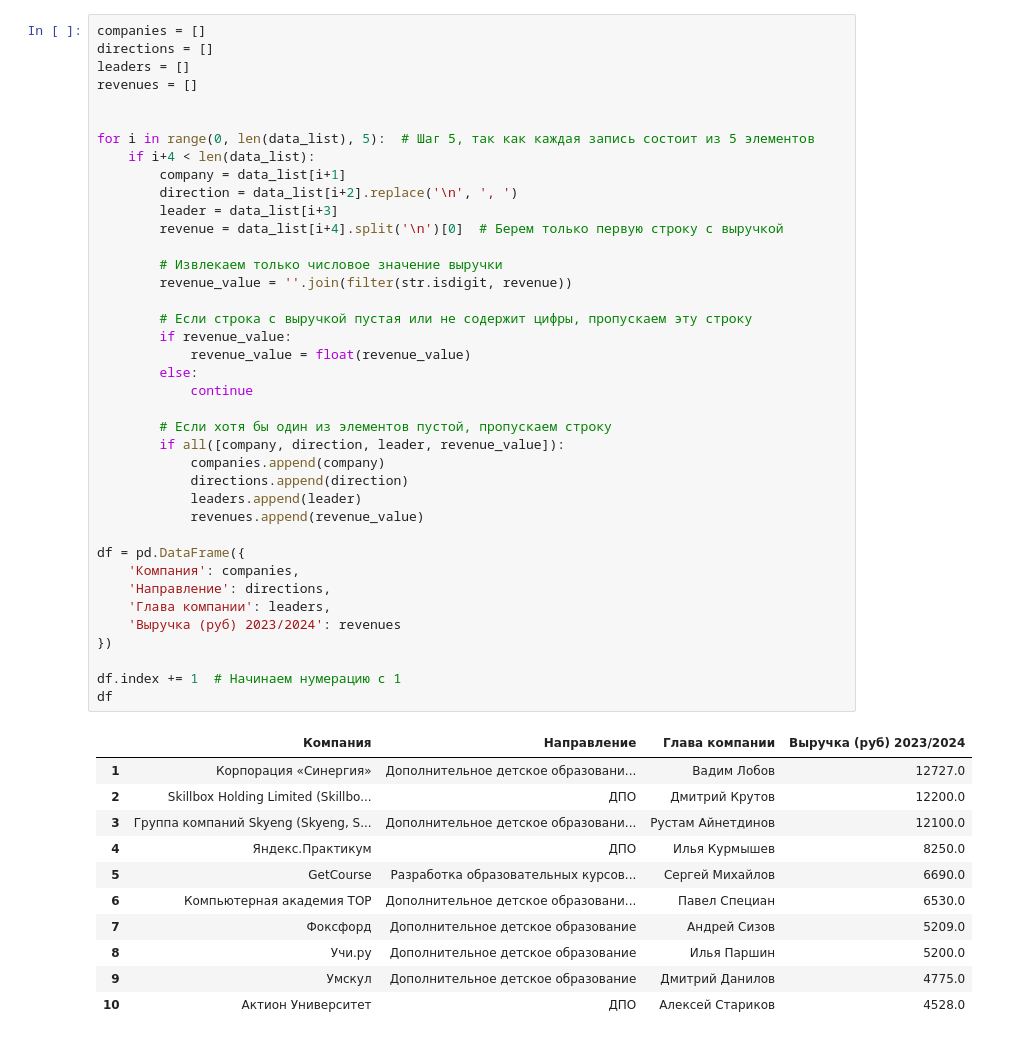
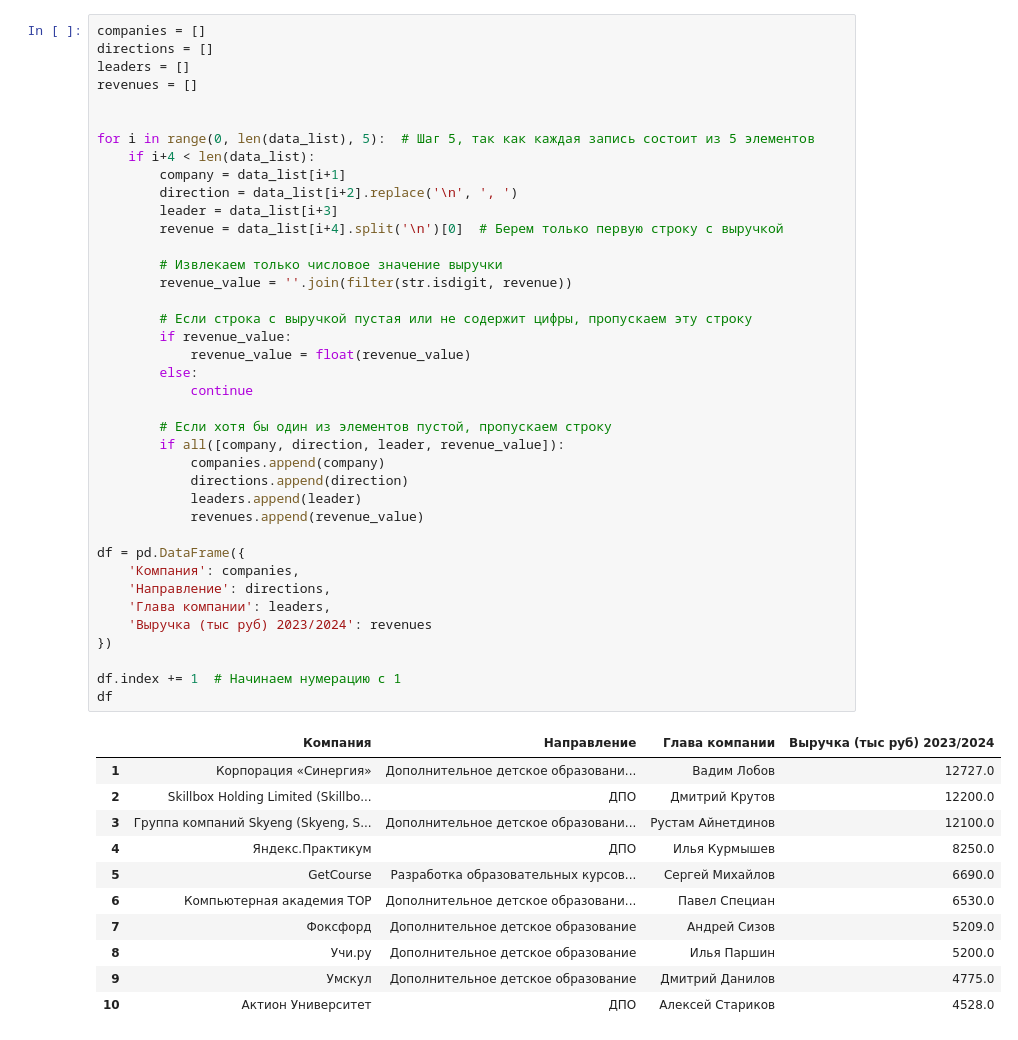
Before and after one commit to alexander-ssh/final_project, a Jupyter notebook: competitors.ipynb, the cells around one changed output. Saved outputs shown, nothing was run; the diff lists cells and outputs as text.

```diff
--- a/competitors.ipynb
+++ b/competitors.ipynb
@@ -67,35 +68,35 @@ for i in range(0, len(data_list), 5):  # Шаг 5, так как каждая з
         company = data_list[i+1]
         direction = data_list[i+2].replace('\n', ', ')
         leader = data_list[i+3]
         revenue = data_list[i+4].split('\n')[0]  # Берем только первую строку с выручкой
 
         # Извлекаем только числовое значение выручки
         revenue_value = ''.join(filter(str.isdigit, revenue))
 
         # Если строка с выручкой пустая или не содержит цифры, пропускаем эту строку
         if revenue_value:
             revenue_value = float(revenue_value)
         else:
             continue
 
         # Если хотя бы один из элементов пустой, пропускаем строку
         if all([company, direction, leader, revenue_value]):
             companies.append(company)
             directions.append(direction)
             leaders.append(leader)
             revenues.append(revenue_value)
 
 df = pd.DataFrame({
     'Компания': companies,
     'Направление': directions,
     'Глава компании': leaders,
-    'Выручка (руб) 2023/2024': revenues
+    'Выручка (тыс руб) 2023/2024': revenues
 })
 
 df.index += 1  # Начинаем нумерацию с 1
 df
 # %% [output]
-|  | Компания | Направление | Глава компании | Выручка (руб) 2023/2024 |
+|  | Компания | Направление | Глава компании | Выручка (тыс руб) 2023/2024 |
 | 1 | Корпорация «Синергия» | Дополнительное детское образовани... | Вадим Лобов | 12727.0 |
 | 2 | Skillbox Holding Limited (Skillbo... | ДПО | Дмитрий Крутов | 12200.0 |
 | 3 | Группа компаний Skyeng (Skyeng, S... | Дополнительное детское образовани... | Рустам Айнетдинов | 12100.0 |
```
Also changed, not shown: parts of 4 cells of this notebook.
